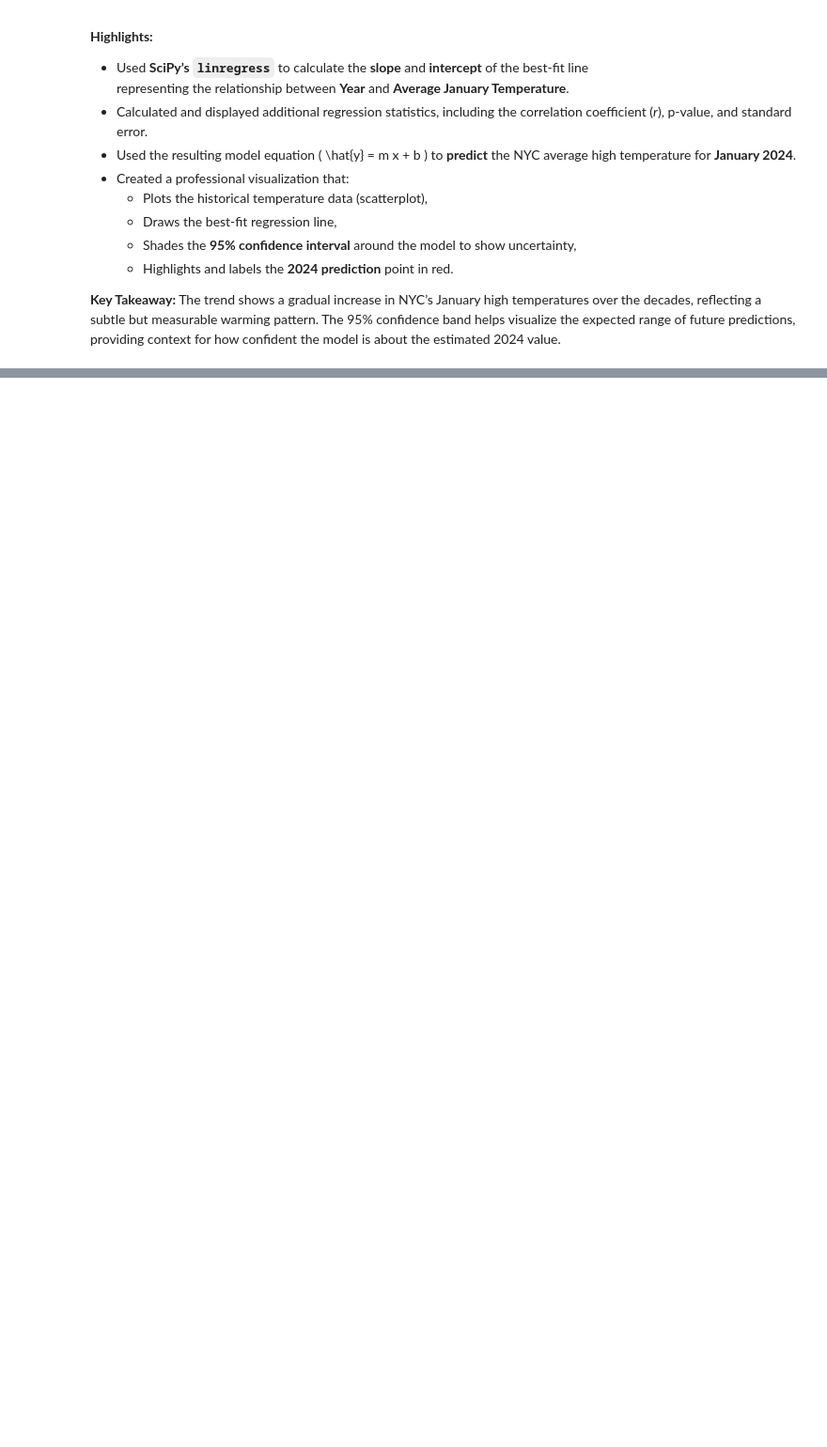
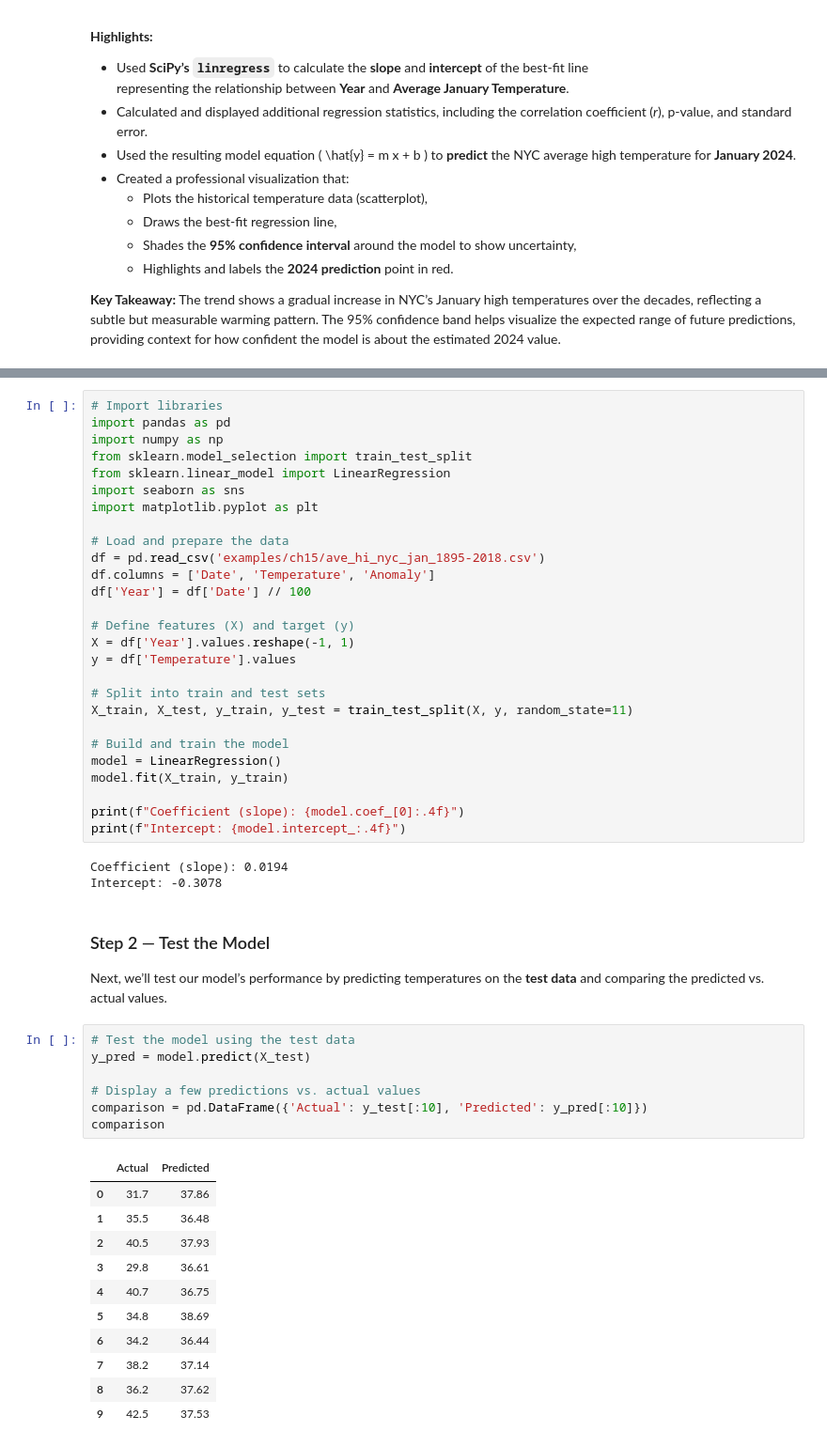
Before and after one commit to brendonmcnulty/datafun-07-ml, a Jupyter notebook: brendon_ml_final.ipynb, the cells around one changed output, grey strips where cells are left out. Shown at 94% size. Saved outputs shown, nothing was run; the diff lists cells and outputs as text; blank space fills up the shorter version.

```diff
--- a/brendon_ml_final.ipynb
+++ b/brendon_ml_final.ipynb
@@ -315,0 +333,54 @@ providing context for how confident the model is about the estimated 2024 value.
+# %%
+# Import libraries
+import pandas as pd
+import numpy as np
+from sklearn.model_selection import train_test_split
+from sklearn.linear_model import LinearRegression
+import seaborn as sns
+import matplotlib.pyplot as plt
+
+# Load and prepare the data
+df = pd.read_csv('examples/ch15/ave_hi_nyc_jan_1895-2018.csv')
+df.columns = ['Date', 'Temperature', 'Anomaly']
+df['Year'] = df['Date'] // 100
+
+# Define features (X) and target (y)
+X = df['Year'].values.reshape(-1, 1)
+y = df['Temperature'].values
+
+# Split into train and test sets
+X_train, X_test, y_train, y_test = train_test_split(X, y, random_state=11)
+
+# Build and train the model
+model = LinearRegression()
+model.fit(X_train, y_train)
+
+print(f"Coefficient (slope): {model.coef_[0]:.4f}")
+print(f"Intercept: {model.intercept_:.4f}")
+# %% [output]
+Coefficient (slope): 0.0194
+Intercept: -0.3078
+# %% [markdown]
+### Step 2 — Test the Model
+
+Next, we’ll test our model’s performance by predicting temperatures on the **test data** and comparing
+the predicted vs. actual values.
+# %%
+# Test the model using the test data
+y_pred = model.predict(X_test)
+
+# Display a few predictions vs. actual values
+comparison = pd.DataFrame({'Actual': y_test[:10], 'Predicted': y_pred[:10]})
+comparison
+# %% [output]
+|  | Actual | Predicted |
+| 0 | 31.7 | 37.86 |
+| 1 | 35.5 | 36.48 |
+| 2 | 40.5 | 37.93 |
+| 3 | 29.8 | 36.61 |
+| 4 | 40.7 | 36.75 |
+| 5 | 34.8 | 38.69 |
+| 6 | 34.2 | 36.44 |
+| 7 | 38.2 | 37.14 |
+| 8 | 36.2 | 37.62 |
+| 9 | 42.5 | 37.53 |
```
Also changed, not shown: parts of 8 cells of this notebook.
